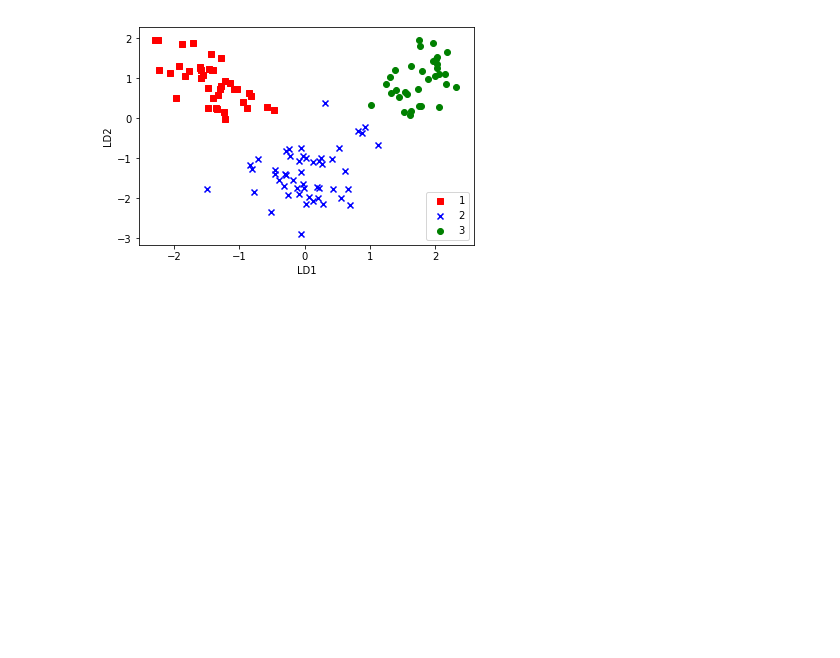
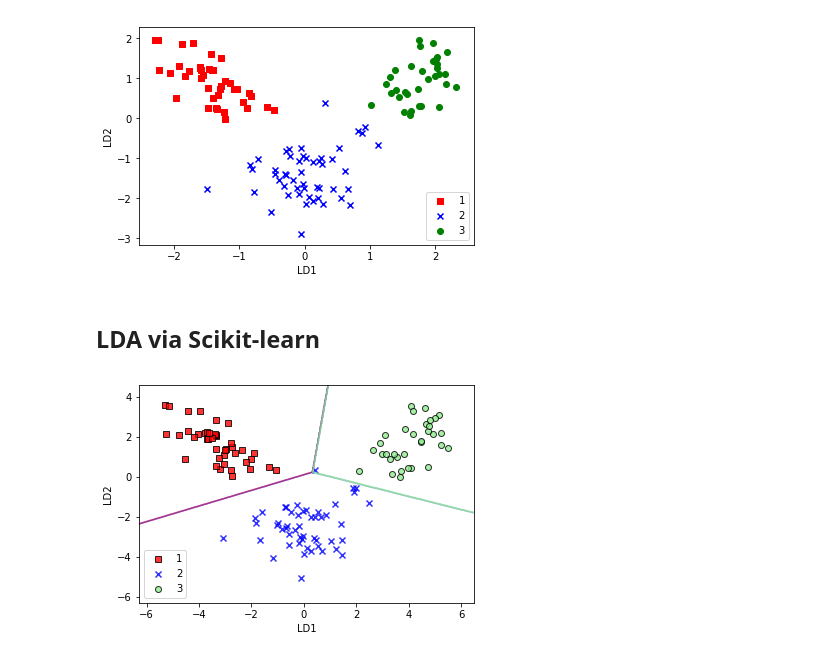
Before and after one commit to katamit/python_ml_Raschka, a Jupyter notebook: chap5-Dimensionality-Reduction/LDA - Linear Discriminant Analysis - Supervised Dimensionality Reduction.ipynb, the cells around one changed output. Cells and saved outputs as stored; diff of their text form; code cells hidden in the pictures; blank space fills up the shorter version.

```diff
--- a/chap5-Dimensionality-Reduction/LDA - Linear Discriminant Analysis - Supervised Dimensionality Reduction.ipynb
+++ b/chap5-Dimensionality-Reduction/LDA - Linear Discriminant Analysis - Supervised Dimensionality Reduction.ipynb
@@ -251,3 +251,5 @@ plt.legend(loc='lower right')
 plt.show()
 # %% [output]
 [figure]
+# %% [markdown]
+## LDA via Scikit-learn
@@ -253,0 +264,14 @@ plt.show()
+# %%
+lda = LDA(n_components=2)
+X_train_lda = lda.fit_transform(X_train_std, y_train)
+# %%
+#  Now let's see how logistic regression handles the lower-dimensional training dataset after the LDA transformation:
+lr = LogisticRegression()
+lr = lr.fit(X_train_lda, y_train)
+plot_decision_regions(X_train_lda, y_train, classifier=lr)
+plt.xlabel('LD1')
+plt.ylabel('LD2')
+plt.legend(loc='lower left')
+plt.show()
+# %% [output]
+[figure, added]
```
Also changed, not shown: parts of 3 cells of this notebook, 2 other files.
